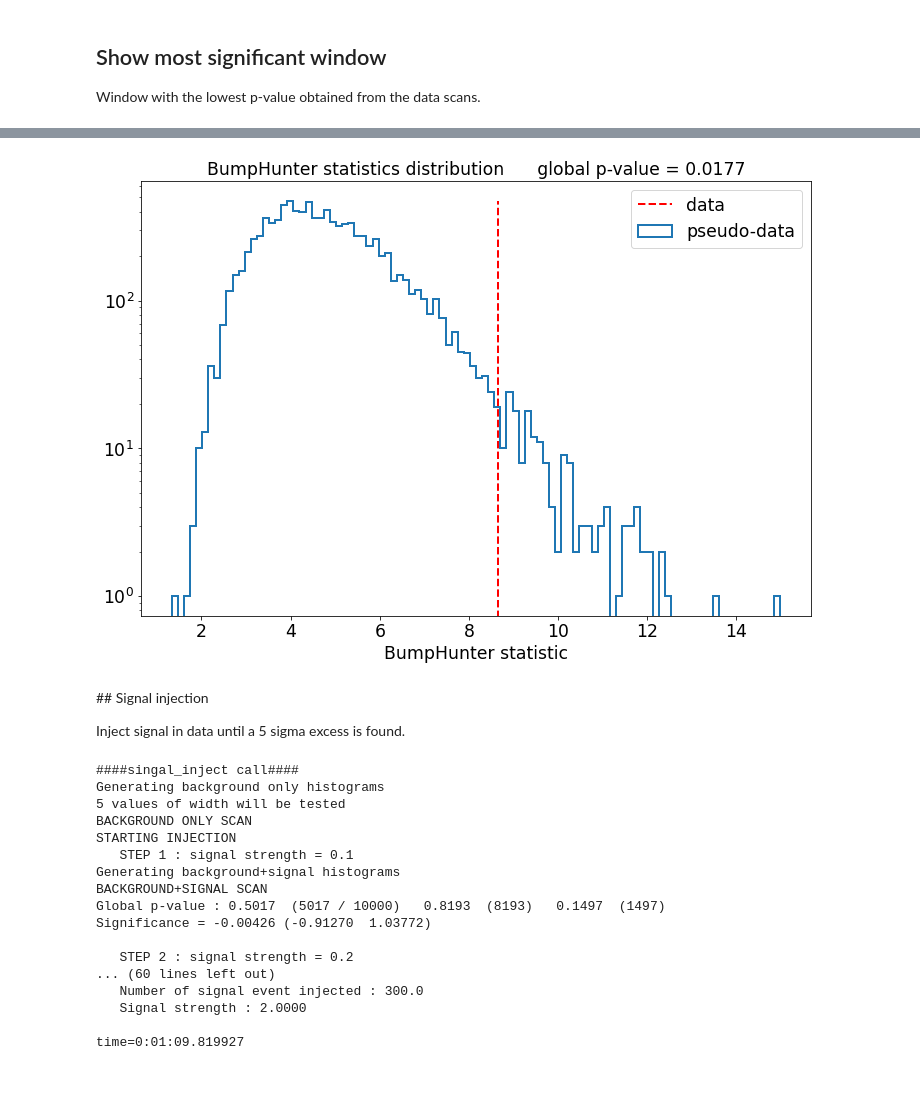
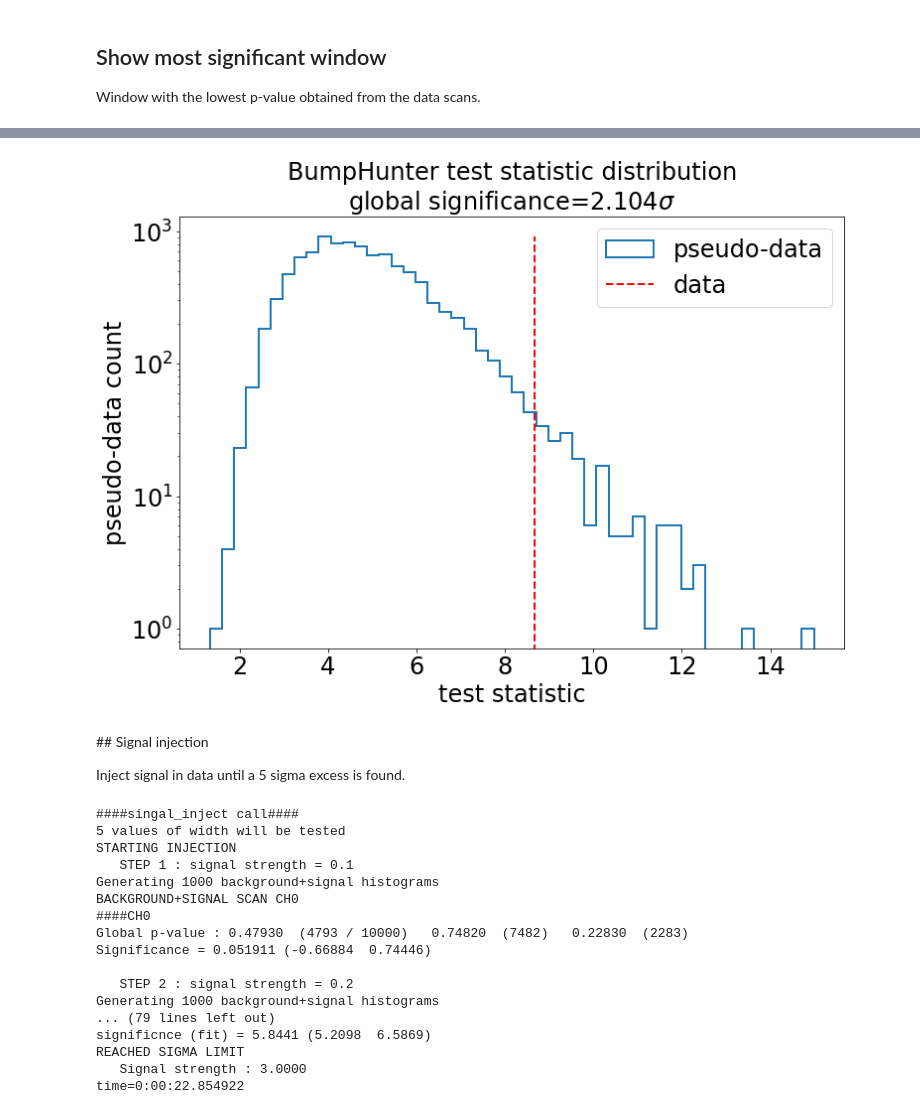
Before and after one commit to scikit-hep/pyBumpHunter, a Jupyter notebook: example/example.ipynb, the cells around one changed output, grey strips where cells are left out. Cells and saved outputs as stored; diff of their text form; code cells hidden in the pictures; blank space fills up the shorter version.

```diff
--- a/example/example.ipynb
+++ b/example/example.ipynb
@@ -135,7 +164,15 @@ This figure shows the test statistics (log(p-value)) obtained from background-on
-# %%
-hunter.plot_stat(show_Pval=True)
-# %% [output]
-[figure, removed]
+# %%
+F = plt.figure(figsize=(12, 8))
+plt.title(f"BumpHunter test statistic distribution\nglobal significance={hunter.significance[0]:.3f}$\sigma$", size=24)
+hunter.plot_stat()
+plt.legend(fontsize=24)
+plt.xlabel("test statistic", size=24)
+plt.ylabel("pseudo-data count", size=24)
+plt.xticks(fontsize=24)
+plt.yticks(fontsize=24)
+plt.show()
+# %% [output]
+[figure, added]
 # %% [markdown]
 ## Signal injection
 
@@ -146,30 +183,29 @@ Inject signal in data until a 5 sigma excess is found.
 hunter.sigma_limit = 5
 hunter.str_min = -1 # if str_scale='log', the real starting value is 10**str_min
 hunter.str_scale = 'log'
-hunter.signal_exp = 150 # Correspond the the real number of signal events generated when making the data
-hunter.npe_inject = 2000
+hunter.npe_inject = 1000
 
 print('####singal_inject call####')
 begin = datetime.now()
-hunter.signal_inject(sig,bkg,is_hist=False)
+hunter.signal_inject(dh, do_pseudo=False) # We don't need to re-do the bkg-only pseudo-data
 end = datetime.now()
 print(f'time={end - begin}')
 print('')
 # %% [output]
 ####singal_inject call####
-Generating background only histograms
 5 values of width will be tested
-BACKGROUND ONLY SCAN
 STARTING INJECTION
    STEP 1 : signal strength = 0.1
-Generating background+signal histograms
-BACKGROUND+SIGNAL SCAN
-Global p-value : 0.5017  (5017 / 10000)   0.8193  (8193)   0.1497  (1497)
-Significance = -0.00426 (-0.91270  1.03772)
+Generating 1000 background+signal histograms
+BACKGROUND+SIGNAL SCAN CH0
+####CH0
+Global p-value : 0.47930  (4793 / 10000)   0.74820  (7482)   0.22830  (2283)
+Significance = 0.051911 (-0.66884  0.74446)
 
    STEP 2 : signal strength = 0.2
-... (60 lines left out)
-   Number of signal event injected : 300.0
-   Signal strength : 2.0000
-
-time=0:01:09.819927
+Generating 1000 background+signal histograms
+... (79 lines left out)
+significnce (fit) = 5.8441 (5.2098  6.5869)
+REACHED SIGMA LIMIT
+   Signal strength : 3.0000
+time=0:00:22.854922
```
Also changed, not shown: parts of 16 cells of this notebook, 14 other files.
